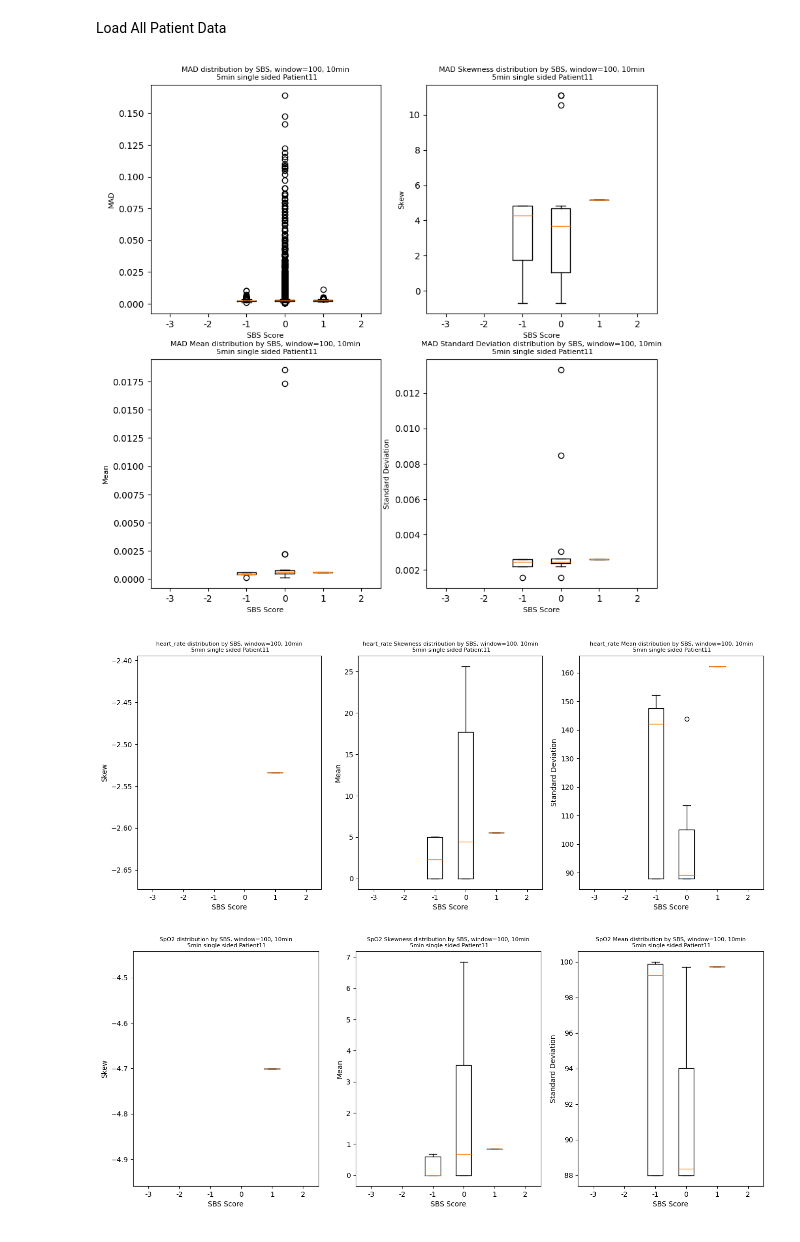
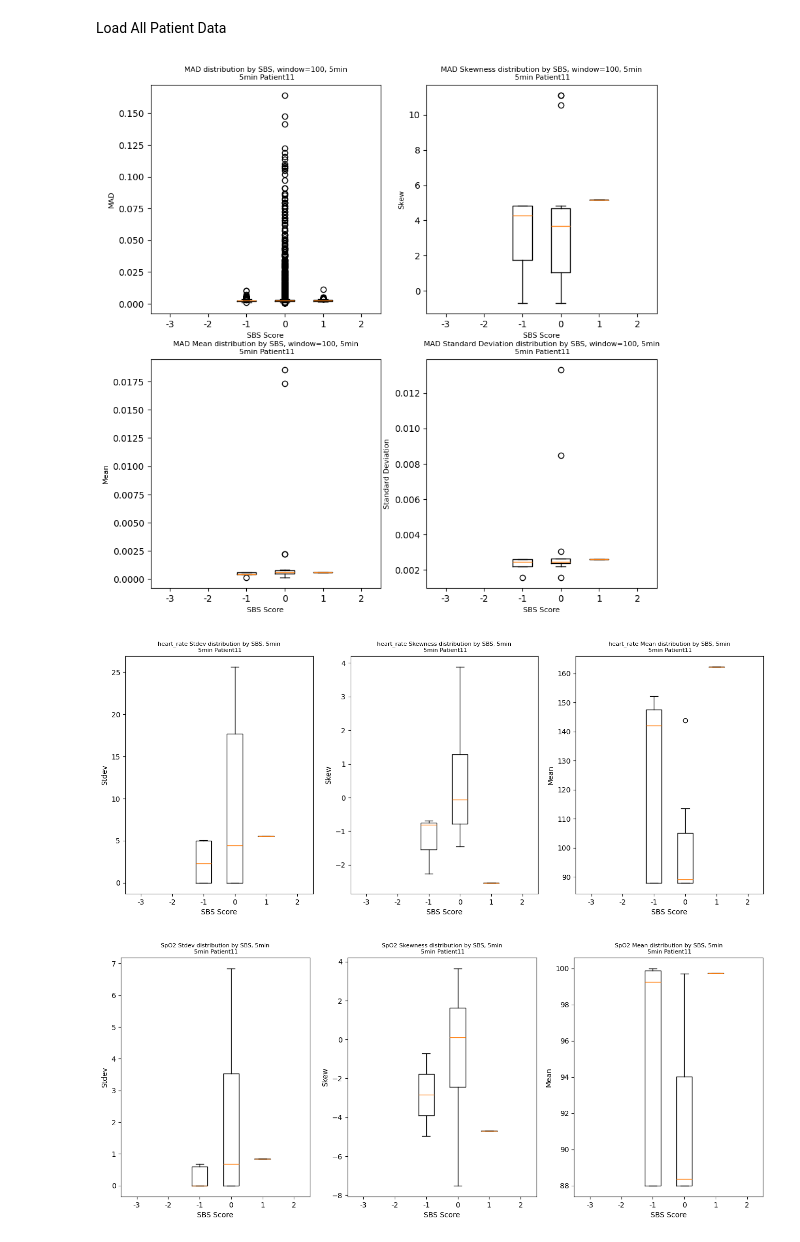
Before and after one commit to fyng/PedAccel, a Jupyter notebook: data_analysis/PythonPipeline/Visualizations/BoxPlots_ALL_Patients.ipynb, the cells around one changed output. Saved outputs shown, nothing was run; the diff lists cells and outputs as text; code cells hidden in the pictures.

Commit message:
vitals plots updated

```diff
--- a/data_analysis/PythonPipeline/Visualizations/BoxPlots_ALL_Patients.ipynb
+++ b/data_analysis/PythonPipeline/Visualizations/BoxPlots_ALL_Patients.ipynb
@@ -76,27 +76,32 @@ def vitals_boxplot(sbs, vitals_signal, window_size=100, show_outlier=True):
     # Populate the dictionary with MAD values
     for i, sbs_value in enumerate(sbs):
         signal = vitals_signal[i]
-        sbs_skew_dict[sbs_value].append(skew(signal, axis = 0, bias = True))
+        sbs_skew_dict[sbs_value].append(skew(signal))
         sbs_stdev_dict[sbs_value].append(np.std(signal))
         sbs_mean_dict[sbs_value].append(np.mean(signal))
 
     fig, ax = plt.subplots(nrows=1, ncols=3, figsize=(16,6))
 
+    #Drop NaN Values
+    sbs_skew_dict = {key: [x for x in value if not np.isnan(x)] for key, value in sbs_skew_dict.items()}
+    sbs_stdev_dict = {key: [x for x in value if not np.isnan(x)] for key, value in sbs_stdev_dict.items()}
+    sbs_mean_dict = {key: [x for x in value if not np.isnan(x)] for key, value in sbs_mean_dict.items()}
+
     # Box plot: this version will show the outliers too
-    ax[0].boxplot([sbs_skew_dict[-3], sbs_skew_dict[-2], sbs_skew_dict[-1], sbs_skew_dict[0], sbs_skew_dict[1], sbs_skew_dict[2]],
+    ax[1].boxplot([sbs_skew_dict[-3], sbs_skew_dict[-2], sbs_skew_dict[-1], sbs_skew_dict[0], sbs_skew_dict[1], sbs_skew_dict[2]],
                     labels=['-3','-2', '-1', '0', '1', '2'], showfliers=show_outlier)
-    ax[1].boxplot([sbs_stdev_dict[-3], sbs_stdev_dict[-2], sbs_stdev_dict[-1], sbs_stdev_dict[0], sbs_stdev_dict[1], sbs_stdev_dict[2]],
+    ax[0].boxplot([sbs_stdev_dict[-3], sbs_stdev_dict[-2], sbs_stdev_dict[-1], sbs_stdev_dict[0], sbs_stdev_dict[1], sbs_stdev_dict[2]],
                     labels=['-3','-2', '-1', '0', '1', '2'], showfliers=show_outlier)
     ax[2].boxplot([sbs_mean_dict[-3], sbs_mean_dict[-2], sbs_mean_dict[-1], sbs_mean_dict[0], sbs_mean_dict[1], sbs_mean_dict[2]],
                     labels=['-3','-2', '-1', '0', '1', '2'], showfliers=show_outlier)
 
     #label axes
     ax[0].set_xlabel('SBS Score', fontsize = 10)
-    ax[0].set_ylabel('Skew', fontsize = 10)
+    ax[0].set_ylabel('Stdev', fontsize = 10)
+    ax[2].set_xlabel('SBS Score', fontsize = 10)
+    ax[2].set_ylabel('Mean', fontsize = 10)
     ax[1].set_xlabel('SBS Score', fontsize = 10)
-    ax[1].set_ylabel('Mean', fontsize = 10)
-    ax[2].set_xlabel('SBS Score', fontsize = 10)
-    ax[2].set_ylabel('Standard Deviation', fontsize = 10)
+    ax[1].set_ylabel('Skew', fontsize = 10)
     return ax, sbs_mean_dict, sbs_stdev_dict, sbs_skew_dict
 
 def report_quartiles(sbs_mad_dict):
@@ -134,34 +139,34 @@ vitals_list = ['heart_rate','SpO2','respiratory_rate', 'blood_pressure_systolic'
 # %%
 #There is no error handling in place,
 # the .mat file must exist
 for patient in os.listdir(data_dir):
         # filter out non-directories
         patient_dir = os.path.join(data_dir, patient)
         if os.path.isdir(patient_dir):
             data_filepath_accel = os.path.join(patient_dir, f'{patient}_{lead_time}MIN_{slice_size_min - lead_time}MIN.mat')
             data_filepath_vitals = os.path.join(patient_dir, f'{patient}_SICKBAY_{lead_time}MIN_{slice_size_min - lead_time}MIN.mat')
         accel_data = loadmat(data_filepath_accel)
         x_mag = accel_data["x_mag"]
         sbs = accel_data["sbs"].flatten()
         ax1, sbs_mad_dict, sbs_mean_dict, sbs_stdev_dict, sbs_skew_dict = MAD_boxplot(sbs, x_mag, window_size, show_outlier=True)
-        ax1[0,0].set_title('MAD distribution by SBS, window=100, 10min\n 5min single sided ' + patient, fontsize = 8)
-        ax1[0,1].set_title('MAD Skewness distribution by SBS, window=100, 10min\n 5min single sided ' + patient, fontsize = 8)
-        ax1[1,0].set_title('MAD Mean distribution by SBS, window=100, 10min\n 5min single sided ' + patient, fontsize = 8)
-        ax1[1,1].set_title('MAD Standard Deviation distribution by SBS, window=100, 10min\n 5min single sided ' + patient, fontsize = 8)
+        ax1[0,0].set_title(f'MAD distribution by SBS, window=100, {lead_time}min\n {slice_size_min-lead_time}min ' + patient, fontsize = 8)
+        ax1[0,1].set_title(f'MAD Skewness distribution by SBS, window=100, {lead_time}min\n {slice_size_min-lead_time}min ' + patient, fontsize = 8)
+        ax1[1,0].set_title(f'MAD Mean distribution by SBS, window=100, {lead_time}min\n {slice_size_min-lead_time}min ' + patient, fontsize = 8)
+        ax1[1,1].set_title(f'MAD Standard Deviation distribution by SBS, window=100, {lead_time}min\n {slice_size_min-lead_time}min ' + patient, fontsize = 8)
         plt.show()
 
         vitals_data = loadmat(data_filepath_vitals)
         for i in vitals_list:
             my_sbs = vitals_data['sbs'].squeeze()
             #Arrays for each patient have different sizes, not sure why at the moment
             signal = vitals_data[i]
             ax2, sbs_mean_dict, sbs_stdev_dict, sbs_skew_dict = vitals_boxplot(my_sbs, signal, window_size, show_outlier=True)
-            ax2[0].set_title(f'{i} distribution by SBS, window=100, 10min\n 5min single sided ' + patient, fontsize = 8)
-            ax2[1].set_title(f'{i} Skewness distribution by SBS, window=100, 10min\n 5min single sided ' + patient, fontsize = 8)
-            ax2[2].set_title(f'{i} Mean distribution by SBS, window=100, 10min\n 5min single sided ' + patient, fontsize = 8)
+            ax2[0].set_title(f'{i} Stdev distribution by SBS, {lead_time}min\n {slice_size_min-lead_time}min ' + patient, fontsize = 8)
+            ax2[1].set_title(f'{i} Skewness distribution by SBS, {lead_time}min\n {slice_size_min-lead_time}min ' + patient, fontsize = 8)
+            ax2[2].set_title(f'{i} Mean distribution by SBS, {lead_time}min\n {slice_size_min-lead_time}min ' + patient, fontsize = 8)
             plt.show()
         #report_quartiles(sbs_mad_dict)
 # %% [output]
-[figure, old version]
+[figure, new version]
-[figure, old version]
+[figure, new version]
-[figure, old version]
+[figure, new version]
```
Also changed, not shown: parts of 1 cell of this notebook.
